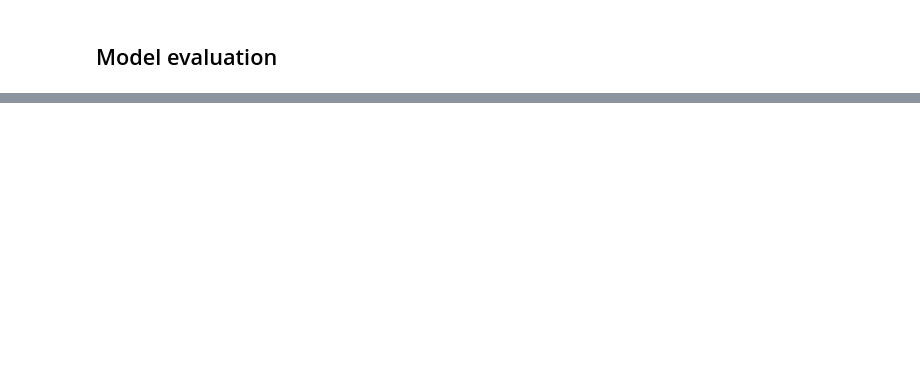
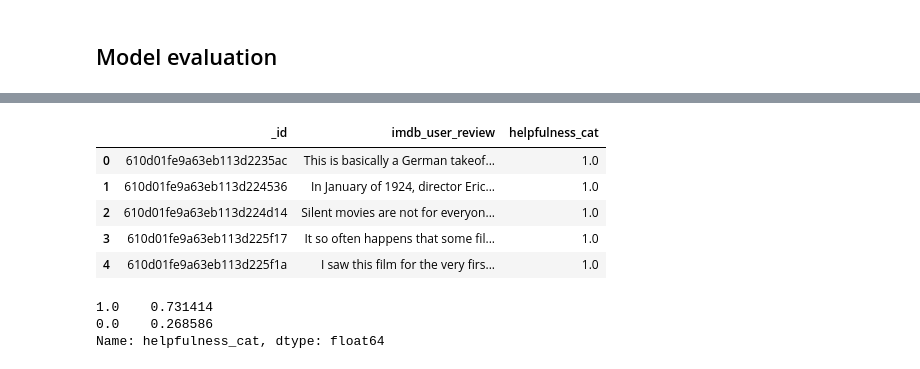
Before and after one commit to matheuse07/nlp_fcp, a Jupyter notebook: notebooks/fcp_test.ipynb, the cells around one changed output, grey strips where cells are left out. Cells and saved outputs as stored; diff of their text form; code cells hidden in the pictures; blank space fills up the shorter version.

Commit message:
update test notebook

```diff
--- a/notebooks/fcp_test.ipynb
+++ b/notebooks/fcp_test.ipynb
@@ -357,0 +213,4 @@ weighted avg       0.82      0.76      0.65      2151
+# %%
+# vectorize all x test data
+X_vectorized = tfidf.transform(train_df['imdb_user_review'])
+y = train_df['helpfulness_cat']
@@ -357,0 +247,7 @@ weighted avg       0.82      0.76      0.65      2151
+# %%
+# oversampler
+ros = RandomOverSampler(random_state=0)
+X_resampled, y_resampled = ros.fit_resample(X_vectorized, y)
+
+# count the number in each class
+print(sorted(Counter(y_resampled).items()))
@@ -357,0 +256,14 @@ weighted avg       0.82      0.76      0.65      2151
+# %%
+# train and test data after oversampling
+X_train_resampled, X_test_resampled, y_train_resampled, y_test_resampled = train_test_split(X_resampled,
+                                                                                            y_resampled,
+                                                                                            test_size=0.25,
+                                                                                            random_state=0)
+
+# logistic regression
+# train logistic regression on test_df
+logreg.fit(X_train_resampled, y_train_resampled)
+
+y_predicted = logreg.predict(X_test_resampled)
+
+print(classification_report(y_test_resampled, y_predicted))
@@ -357,0 +292,9 @@ weighted avg       0.82      0.76      0.65      2151
+# %%
+# train logistic regression on test_df
+final_logreg = LogisticRegression(C=10, solver='lbfgs', max_iter=1000)
+
+final_logreg.fit(X_train_resampled, y_train_resampled)
+
+y_predicted = final_logreg.predict(X_test_resampled)
+
+print(classification_report(y_test_resampled, y_predicted))
@@ -357,0 +310,24 @@ weighted avg       0.82      0.76      0.65      2151
+# %%
+# transform test_df data
+X_test_vectorized = tfidf.transform(test_df['imdb_user_review'])
+
+# predict on test_df data
+y_pred = final_logreg.predict(X_test_vectorized)
+
+# add the scoring column to the model
+test_df['helpfulness_cat'] = y_pred
+
+test_df.head()
+# %% [output]
+|  | _id | imdb_user_review | helpfulness_cat |
+| 0 | 610d01fe9a63eb113d2235ac | This is basically a German takeof... | 1.0 |
+| 1 | 610d01fe9a63eb113d224536 | In January of 1924, director Eric... | 1.0 |
+| 2 | 610d01fe9a63eb113d224d14 | Silent movies are not for everyon... | 1.0 |
+| 3 | 610d01fe9a63eb113d225f17 | It so often happens that some fil... | 1.0 |
+| 4 | 610d01fe9a63eb113d225f1a | I saw this film for the very firs... | 1.0 |
+# %%
+test_df.helpfulness_cat.value_counts(normalize=True)
+# %% [output]
+1.0    0.731414
+0.0    0.268586
+Name: helpfulness_cat, dtype: float64
```
Also changed, not shown: parts of 44 cells of this notebook.
